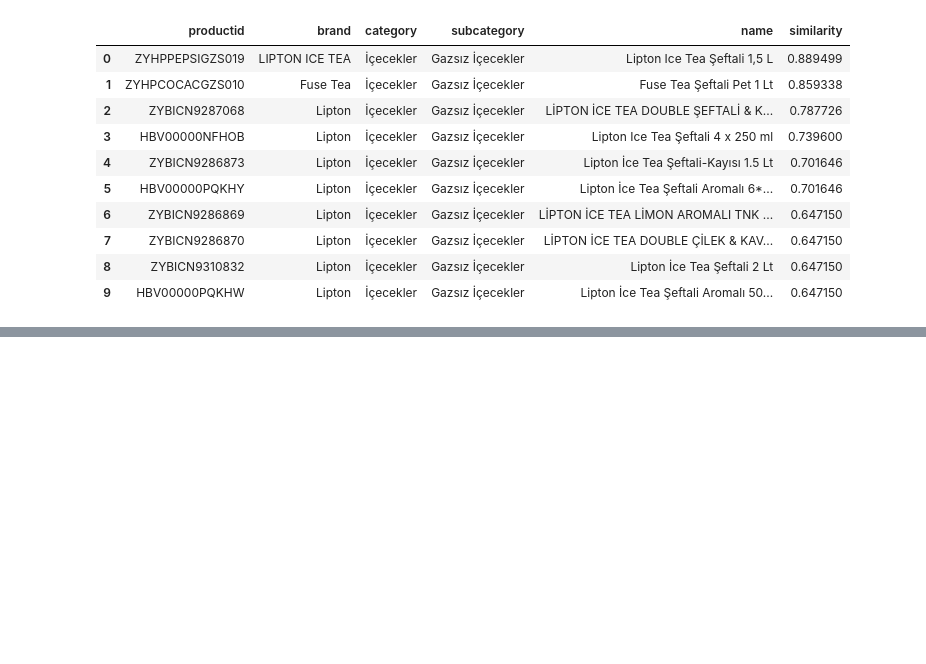
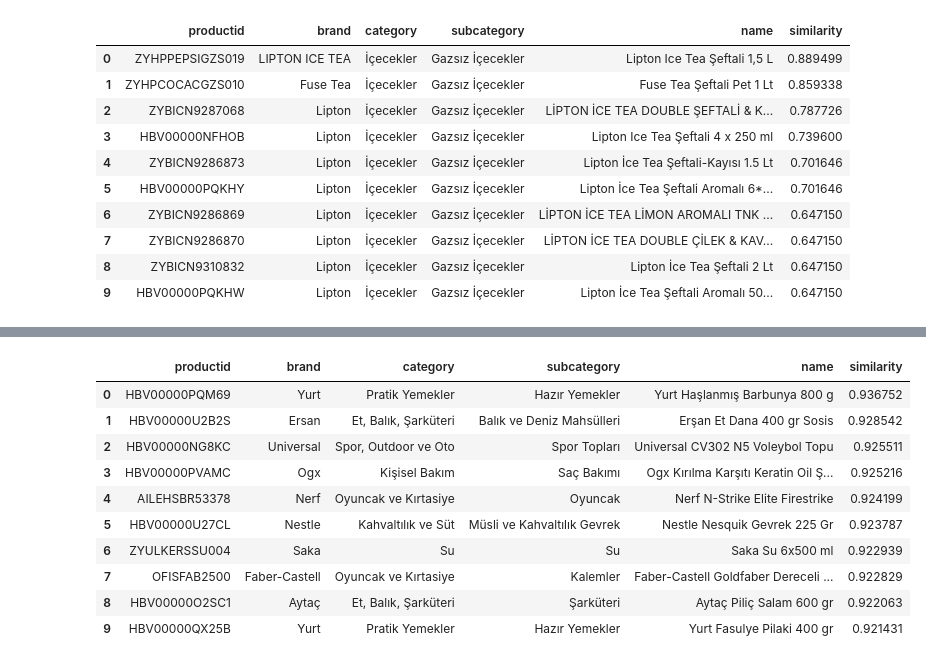
Before and after one commit to asimokby/recommendation-system-Hepsiburada, a Jupyter notebook: notebook.ipynb, the cells around one changed output, grey strips where cells are left out. Cells and saved outputs as stored; diff of their text form; code cells hidden in the pictures; blank space fills up the shorter version.

```diff
--- a/notebook.ipynb
+++ b/notebook.ipynb
@@ -441,0 +553,19 @@ output_products
+# %%
+product_ids, similarities = m2_recommend_products(10)
+# %%
+output_products = meta[meta['productid'].isin(product_ids)].copy()
+output_products.reset_index(drop=True, inplace=True)
+output_products['similarity'] = similarities
+output_products
+# %% [output]
+|  | productid | brand | category | subcategory | name | similarity |
+| 0 | HBV00000PQM69 | Yurt | Pratik Yemekler | Hazır Yemekler | Yurt Haşlanmış Barbunya 800 g | 0.936752 |
+| 1 | HBV00000U2B2S | Ersan | Et, Balık, Şarküteri | Balık ve Deniz Mahsülleri | Erşan Et Dana 400 gr Sosis | 0.928542 |
+| 2 | HBV00000NG8KC | Universal | Spor, Outdoor ve Oto | Spor Topları | Universal CV302 N5 Voleybol Topu | 0.925511 |
+| 3 | HBV00000PVAMC | Ogx | Kişisel Bakım | Saç Bakımı | Ogx Kırılma Karşıtı Keratin Oil Ş... | 0.925216 |
+| 4 | AILEHSBR53378 | Nerf | Oyuncak ve Kırtasiye | Oyuncak | Nerf N-Strike Elite Firestrike | 0.924199 |
+| 5 | HBV00000U27CL | Nestle | Kahvaltılık ve Süt | Müsli ve Kahvaltılık Gevrek | Nestle Nesquik Gevrek 225 Gr | 0.923787 |
+| 6 | ZYULKERSSU004 | Saka | Su | Su | Saka Su 6x500 ml | 0.922939 |
+| 7 | OFISFAB2500 | Faber-Castell | Oyuncak ve Kırtasiye | Kalemler | Faber-Castell Goldfaber Dereceli ... | 0.922829 |
+| 8 | HBV00000O2SC1 | Aytaç | Et, Balık, Şarküteri | Şarküteri | Aytaç Piliç Salam 600 gr | 0.922063 |
+| 9 | HBV00000QX25B | Yurt | Pratik Yemekler | Hazır Yemekler | Yurt Fasulye Pilaki 400 gr | 0.921431 |
```
Also changed, not shown: parts of 45 cells of this notebook, 5 other files.
